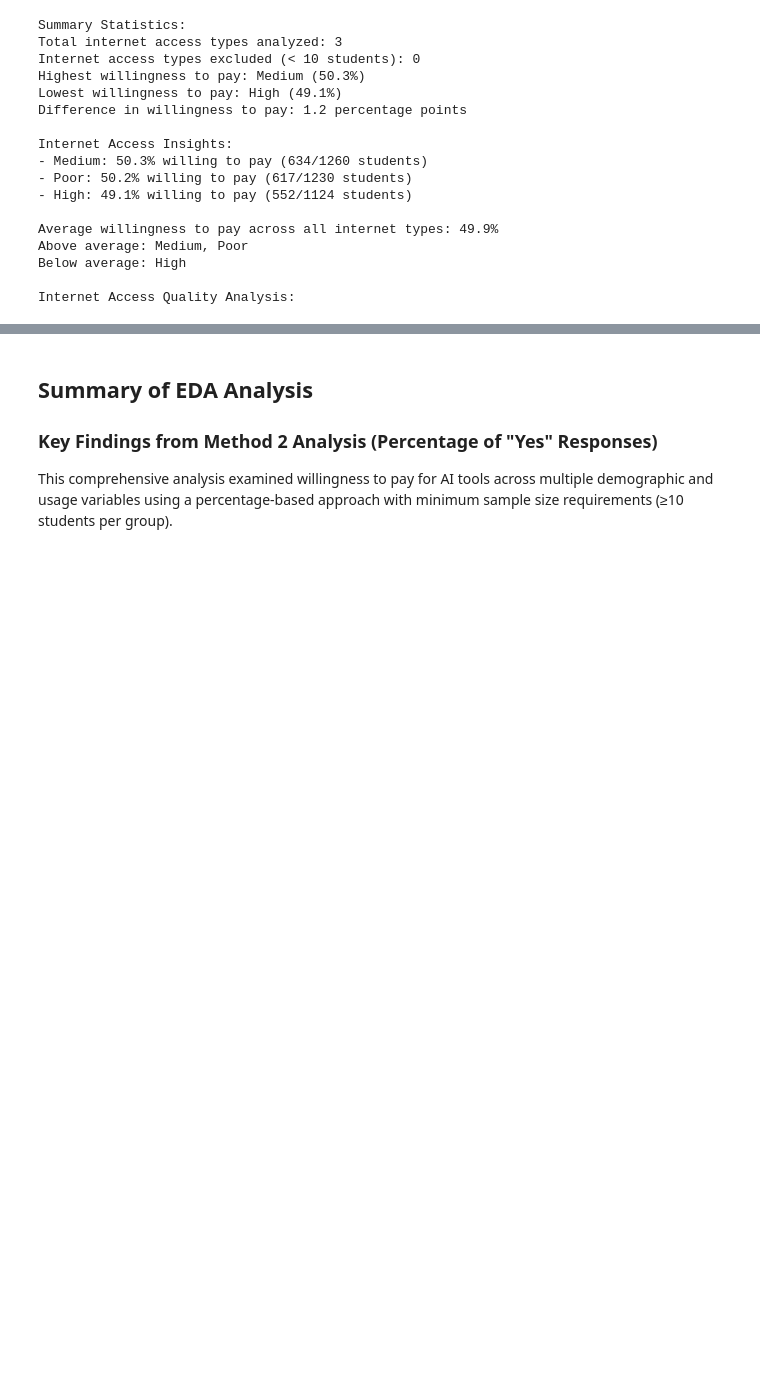
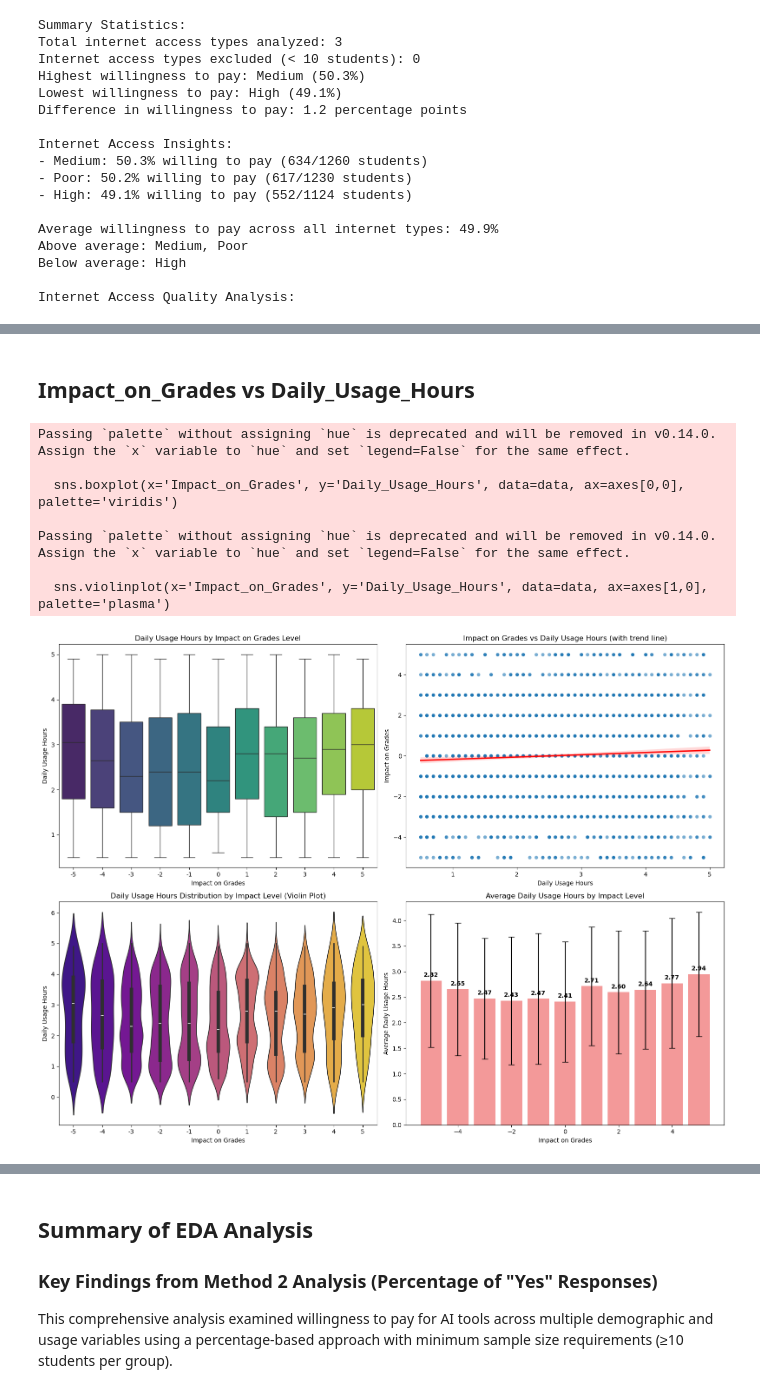
Before and after one commit to jackson9413/Project, a Jupyter notebook: 2_EDA_Analysis.ipynb, the cells around one changed output, grey strips where cells are left out. Cells and saved outputs as stored; diff of their text form; code cells hidden in the pictures; blank space fills up the shorter version.

```diff
--- a/2_EDA_Analysis.ipynb
+++ b/2_EDA_Analysis.ipynb
@@ -1301,0 +1378,74 @@ Internet Access Quality Analysis:
+# %% [markdown]
+## Impact_on_Grades vs Daily_Usage_Hours
+# %%
+# Analyze relationship between Daily Usage Hours and Impact on Grades
+fig, axes = plt.subplots(2, 2, figsize=(16, 12))
+
+# 1. Box plot - Impact on Grades vs Daily Usage Hours
+sns.boxplot(x='Impact_on_Grades', y='Daily_Usage_Hours', data=data, ax=axes[0,0], palette='viridis')
+axes[0,0].set_title('Daily Usage Hours by Impact on Grades Level')
+axes[0,0].set_xlabel('Impact on Grades')
+axes[0,0].set_ylabel('Daily Usage Hours')
+
+# 2. Scatter plot with regression line
+sns.scatterplot(x='Daily_Usage_Hours', y='Impact_on_Grades', data=data, ax=axes[0,1], alpha=0.6)
+sns.regplot(x='Daily_Usage_Hours', y='Impact_on_Grades', data=data, ax=axes[0,1], scatter=False, color='red')
+axes[0,1].set_title('Impact on Grades vs Daily Usage Hours (with trend line)')
+axes[0,1].set_xlabel('Daily Usage Hours')
+axes[0,1].set_ylabel('Impact on Grades')
+
+# 3. Violin plot for better distribution visualization
+sns.violinplot(x='Impact_on_Grades', y='Daily_Usage_Hours', data=data, ax=axes[1,0], palette='plasma')
+axes[1,0].set_title('Daily Usage Hours Distribution by Impact Level (Violin Plot)')
+axes[1,0].set_xlabel('Impact on Grades')
+axes[1,0].set_ylabel('Daily Usage Hours')
+
+# 4. Average usage hours by impact level
+impact_usage_avg = data.groupby('Impact_on_Grades')['Daily_Usage_Hours'].agg(['mean', 'std', 'count']).reset_index()
+bars = axes[1,1].bar(impact_usage_avg['Impact_on_Grades'], impact_usage_avg['mean'],
+                     yerr=impact_usage_avg['std'], capsize=5, color='lightcoral', alpha=0.8)
+axes[1,1].set_title('Average Daily Usage Hours by Impact Level')
+axes[1,1].set_xlabel('Impact on Grades')
+axes[1,1].set_ylabel('Average Daily Usage Hours')
+
+# Add value labels on bars
+for bar, mean_val in zip(bars, impact_usage_avg['mean']):
+    axes[1,1].text(bar.get_x() + bar.get_width()/2, bar.get_height() + 0.05,
+                   f'{mean_val:.2f}', ha='center', va='bottom', fontweight='bold')
+
+plt.tight_layout()
+plt.show()
+
+# Calculate correlation
+correlation = data['Daily_Usage_Hours'].corr(data['Impact_on_Grades'])
+print(f"\nCorrelation between Daily Usage Hours and Impact on Grades: {correlation:.3f}")
+
+# Detailed statistics by impact level
+print("\nDetailed Statistics by Impact Level:")
+print("=" * 50)
+print(f"{'Impact Level':<12} {'Count':<8} {'Mean Hours':<12} {'Std Hours':<12} {'Min':<8} {'Max':<8}")
+print("-" * 70)
+for impact_level in sorted(data['Impact_on_Grades'].unique()):
+    subset = data[data['Impact_on_Grades'] == impact_level]['Daily_Usage_Hours']
+    print(f"{impact_level:<12} {len(subset):<8} {subset.mean():<12.2f} {subset.std():<12.2f} {subset.min():<8.1f} {subset.max():<8.1f}")
+
+# Interpretation
+if correlation > 0.3:
+    print(f"\n📈 Strong positive correlation: Higher usage tends to lead to better grades")
+elif correlation > 0.1:
+    print(f"\n📊 Moderate positive correlation: More usage generally associated with better grades")
+elif correlation > -0.1:
+    print(f"\n➡️ Weak correlation: Usage hours don't strongly predict grade impact")
+elif correlation > -0.3:
+    print(f"\n📉 Moderate negative correlation: Higher usage may negatively impact grades")
+else:
+    print(f"\n⬇️ Strong negative correlation: Excessive usage appears to harm academic performance")
+# %% [output]
+Passing `palette` without assigning `hue` is deprecated and will be removed in v0.14.0. Assign the `x` variable to `hue` and set `legend=False` for the same effect.
+
+  sns.boxplot(x='Impact_on_Grades', y='Daily_Usage_Hours', data=data, ax=axes[0,0], palette='viridis')
+
+Passing `palette` without assigning `hue` is deprecated and will be removed in v0.14.0. Assign the `x` variable to `hue` and set `legend=False` for the same effect.
+
+  sns.violinplot(x='Impact_on_Grades', y='Daily_Usage_Hours', data=data, ax=axes[1,0], palette='plasma')
+[figure, added]
```
Also changed, not shown: parts of 10 cells of this notebook, 13 other files.
